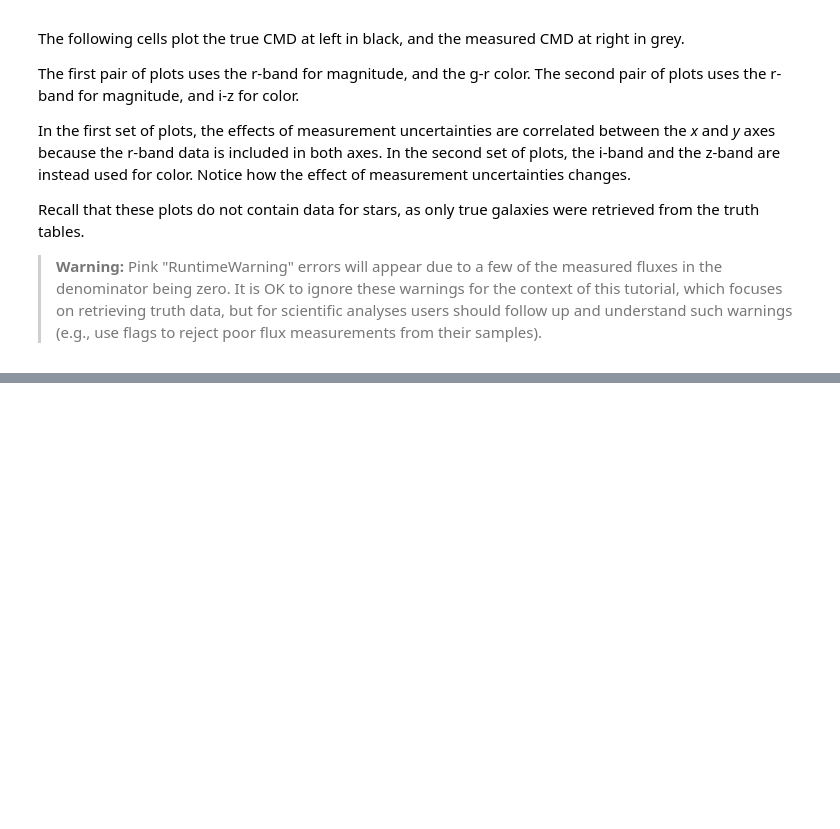
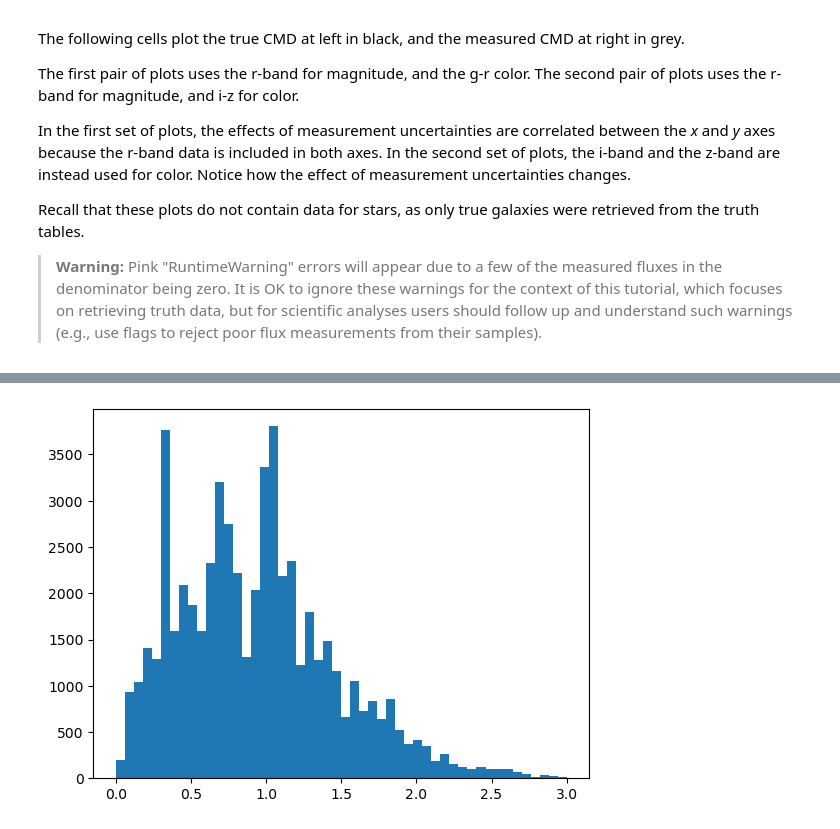
Before and after one commit to sylvielsstfr/MyDP0LSS, a Jupyter notebook: myDP0.2/PhotoZ/Extract_FluxesAndRedshifttruth.ipynb, the cells around one changed output, grey strips where cells are left out. Saved outputs shown, nothing was run; the diff lists cells and outputs as text; code cells hidden in the pictures; blank space fills up the shorter version.

Commit message:
Implement Extract_FluxesAndRedshifttruth.ipynb

```diff
--- a/myDP0.2/PhotoZ/Extract_FluxesAndRedshifttruth.ipynb
+++ b/myDP0.2/PhotoZ/Extract_FluxesAndRedshifttruth.ipynb
@@ -460,0 +477,4 @@ plt.show()
+# %%
+plt.hist(results["ts_redshift"],bins=50,range=(0,3));
+# %% [output]
+[figure, added]
```
Also changed, not shown: parts of 13 cells of this notebook.
